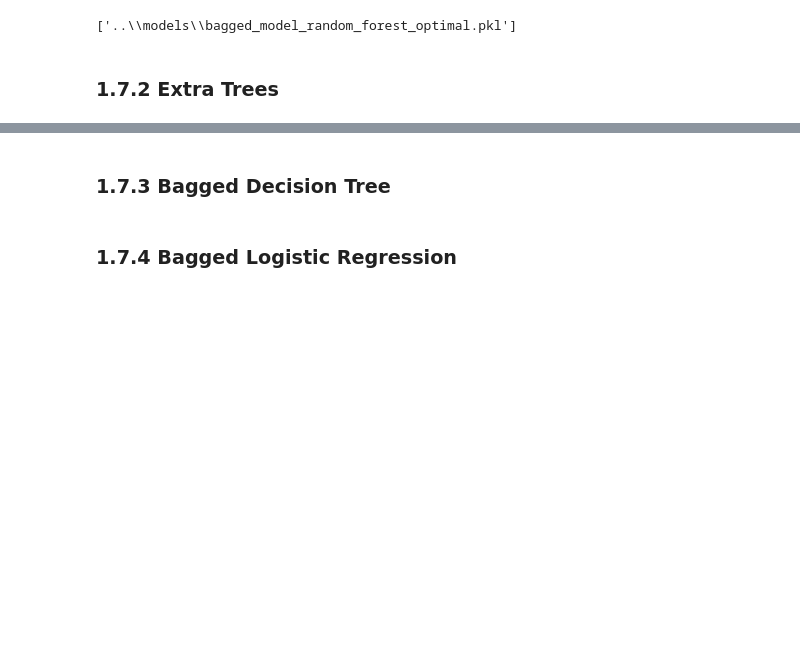
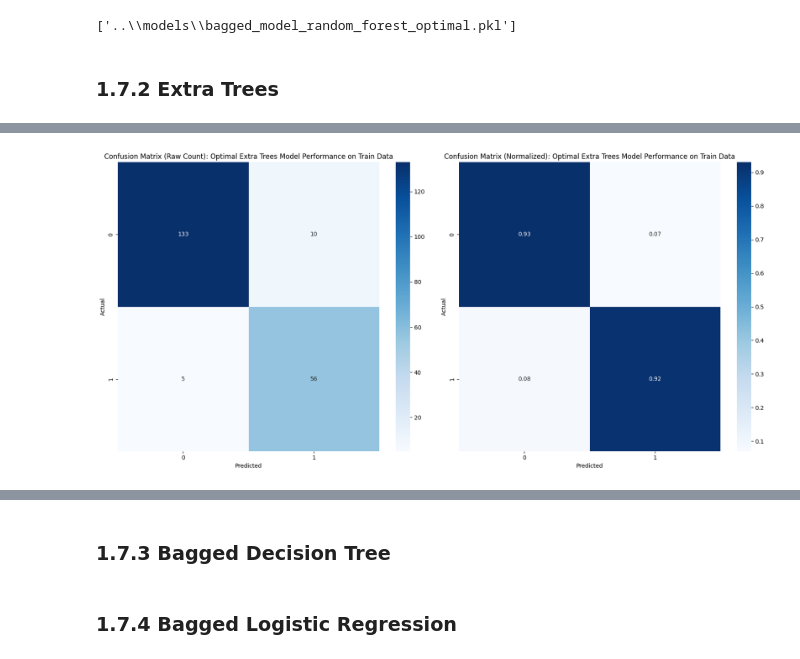
Before and after one commit to JohnPaulinePineda/Portfolio_Project_59, a Jupyter notebook: codes/LeveragingEnsembleLearningWithBaggingBoostingStackingAndBlendingApproaches.ipynb, the cells around one changed output, grey strips where cells are left out. Cells and saved outputs as stored; diff of their text form; code cells hidden in the pictures; blank space fills up the shorter version.

Commit message:
Formulated the Python Notebook
Updated Bagged Model Development - Extra Trees

```diff
--- a/codes/LeveragingEnsembleLearningWithBaggingBoostingStackingAndBlendingApproaches.ipynb
+++ b/codes/LeveragingEnsembleLearningWithBaggingBoostingStackingAndBlendingApproaches.ipynb
@@ -2316,0 +2346,7 @@ joblib.dump(bagged_rf_optimal,
+# %%
+##################################
+# Defining the cross-validation strategy (5-cycle 5-fold CV)
+##################################
+cv_strategy = RepeatedStratifiedKFold(n_splits=5,
+                                      n_repeats=5,
+                                      random_state=88888888)
@@ -2316,0 +2365,13 @@ joblib.dump(bagged_rf_optimal,
+# %%
+##################################
+# Encoding the response variables
+# for model evaluation
+##################################
+y_encoder = OrdinalEncoder()
+y_preprocessed_train_encoded = y_encoder.fit_transform(y_preprocessed_train.values.reshape(-1, 1)).ravel()
+y_preprocessed_validation_encoded = y_encoder.fit_transform(y_preprocessed_validation.values.reshape(-1, 1)).ravel()
+# %%
+##################################
+# Fitting GridSearchCV
+##################################
+bagged_et_grid_search.fit(X_preprocessed_train, y_preprocessed_train_encoded)
@@ -2316,0 +2397,5 @@ joblib.dump(bagged_rf_optimal,
+# %%
+##################################
+# Identifying the best model
+##################################
+bagged_et_optimal = bagged_et_grid_search.best_estimator_
@@ -2316,0 +2442,21 @@ joblib.dump(bagged_rf_optimal,
+# %%
+##################################
+# Formulating the raw and normalized
+# confusion matrices
+# from the train data
+##################################
+cm_raw = confusion_matrix(y_preprocessed_train_encoded, bagged_et_optimal.predict(X_preprocessed_train))
+cm_normalized = confusion_matrix(y_preprocessed_train_encoded, bagged_et_optimal.predict(X_preprocessed_train), normalize='true')
+fig, ax = plt.subplots(1, 2, figsize=(17, 8))
+sns.heatmap(cm_raw, annot=True, fmt='d', cmap='Blues', ax=ax[0])
+ax[0].set_title('Confusion Matrix (Raw Count): Optimal Extra Trees Model Performance on Train Data')
+ax[0].set_xlabel('Predicted')
+ax[0].set_ylabel('Actual')
+sns.heatmap(cm_normalized, annot=True, fmt='.2f', cmap='Blues', ax=ax[1])
+ax[1].set_title('Confusion Matrix (Normalized): Optimal Extra Trees Model Performance on Train Data')
+ax[1].set_xlabel('Predicted')
+ax[1].set_ylabel('Actual')
+plt.tight_layout()
+plt.show()
+# %% [output]
+[figure, added]
```
Also changed, not shown: parts of 12 cells of this notebook, 3 other files.
